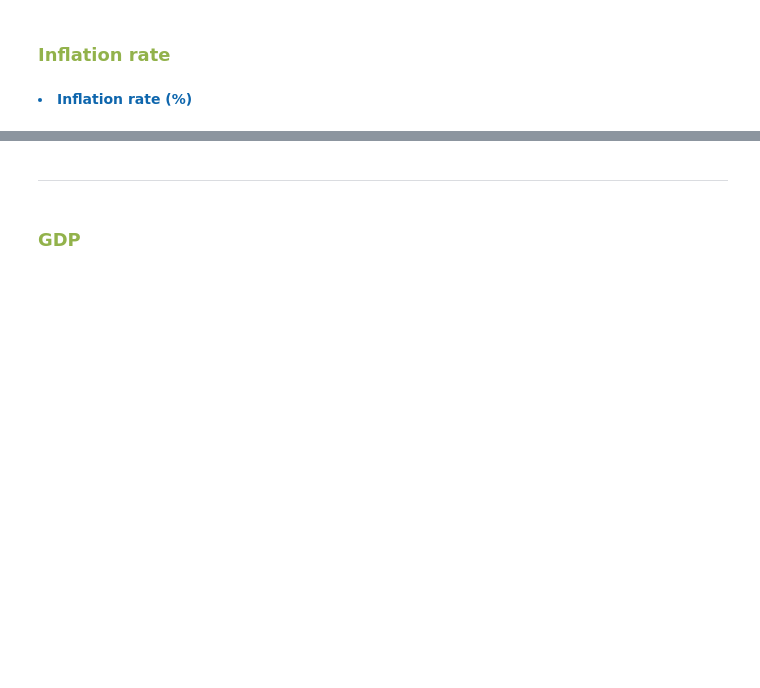
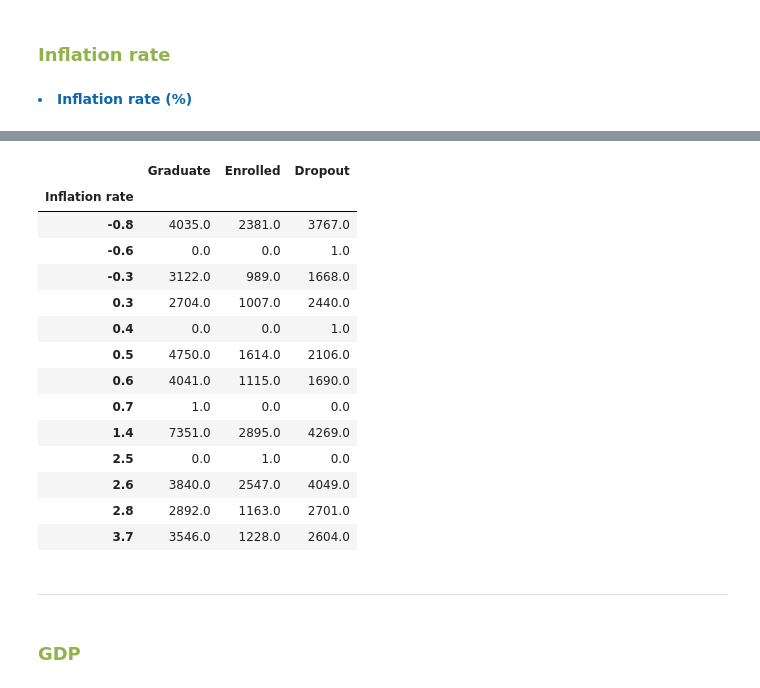
Before and after one commit to hibahdesu/Kaggle-Competitions, a Jupyter notebook: Classification with an Academic Success Dataset/My Analysis Part.ipynb, the cells around one changed output, grey strips where cells are left out. Drawn from its saved outputs; the diff is of its cells as text; code cells hidden in the pictures; blank space fills up the shorter version.

```diff
--- a/Classification with an Academic Success Dataset/My Analysis Part.ipynb
+++ b/Classification with an Academic Success Dataset/My Analysis Part.ipynb
@@ -1028,3 +1225,36 @@ plt.show()
+# %%
+
+graduate_inflation_counts = df_train.loc[df_train['Target'] == 'Graduate', 'Inflation rate'].value_counts()
+enrolled_inflation_counts = df_train.loc[df_train['Target'] == 'Enrolled', 'Inflation rate'].value_counts()
+dropout_inflation_counts = df_train.loc[df_train['Target'] == 'Dropout', 'Inflation rate'].value_counts()
+
+# Create the DataFrame
+inf = pd.DataFrame({
+    'Graduate': graduate_inflation_counts,
+    'Enrolled': enrolled_inflation_counts,
+    'Dropout': dropout_inflation_counts
+})
+
+# Fill NaN values with 0
+inf = inf.fillna(0)
+
+inf
+# %% [output]
+|  | Graduate | Enrolled | Dropout |
+| Inflation rate |  |  |  |
+| -0.8 | 4035.0 | 2381.0 | 3767.0 |
+| -0.6 | 0.0 | 0.0 | 1.0 |
+| -0.3 | 3122.0 | 989.0 | 1668.0 |
+| 0.3 | 2704.0 | 1007.0 | 2440.0 |
+| 0.4 | 0.0 | 0.0 | 1.0 |
+| 0.5 | 4750.0 | 1614.0 | 2106.0 |
+| 0.6 | 4041.0 | 1115.0 | 1690.0 |
+| 0.7 | 1.0 | 0.0 | 0.0 |
+| 1.4 | 7351.0 | 2895.0 | 4269.0 |
+| 2.5 | 0.0 | 1.0 | 0.0 |
+| 2.6 | 3840.0 | 2547.0 | 4049.0 |
+| 2.8 | 2892.0 | 1163.0 | 2701.0 |
+| 3.7 | 3546.0 | 1228.0 | 2604.0 |
 # %% [markdown]
 <hr/>
 # %% [markdown]
```
Also changed, not shown: parts of 24 cells of this notebook.
